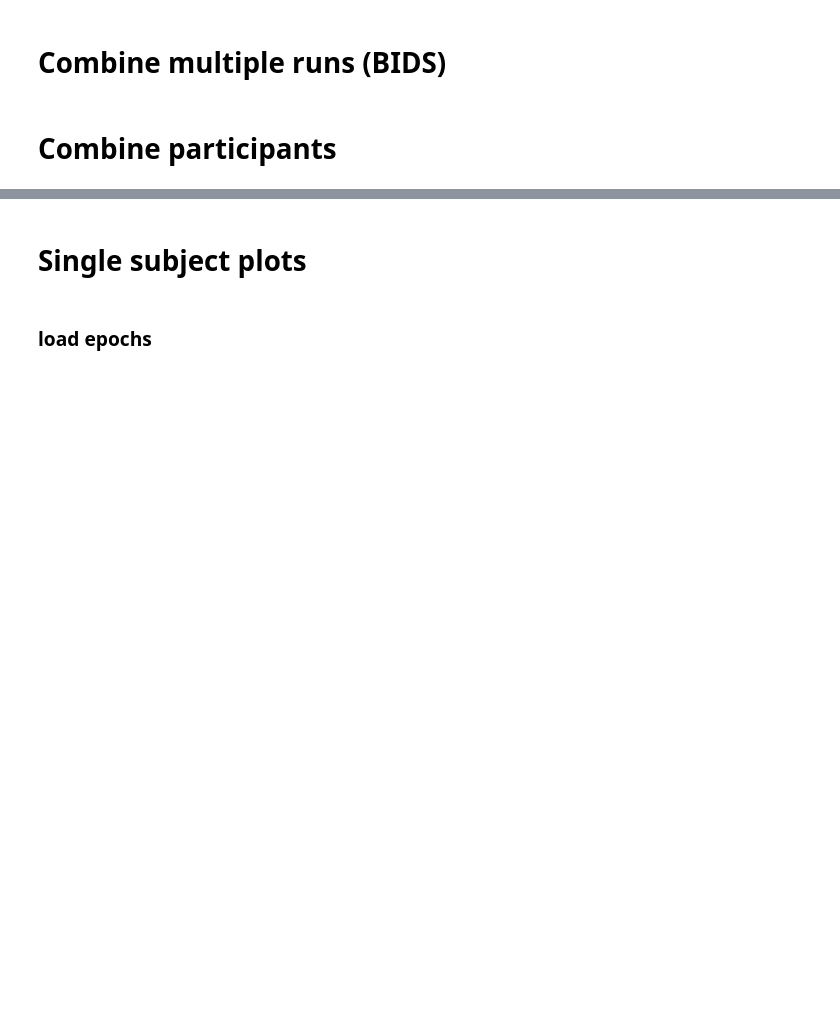
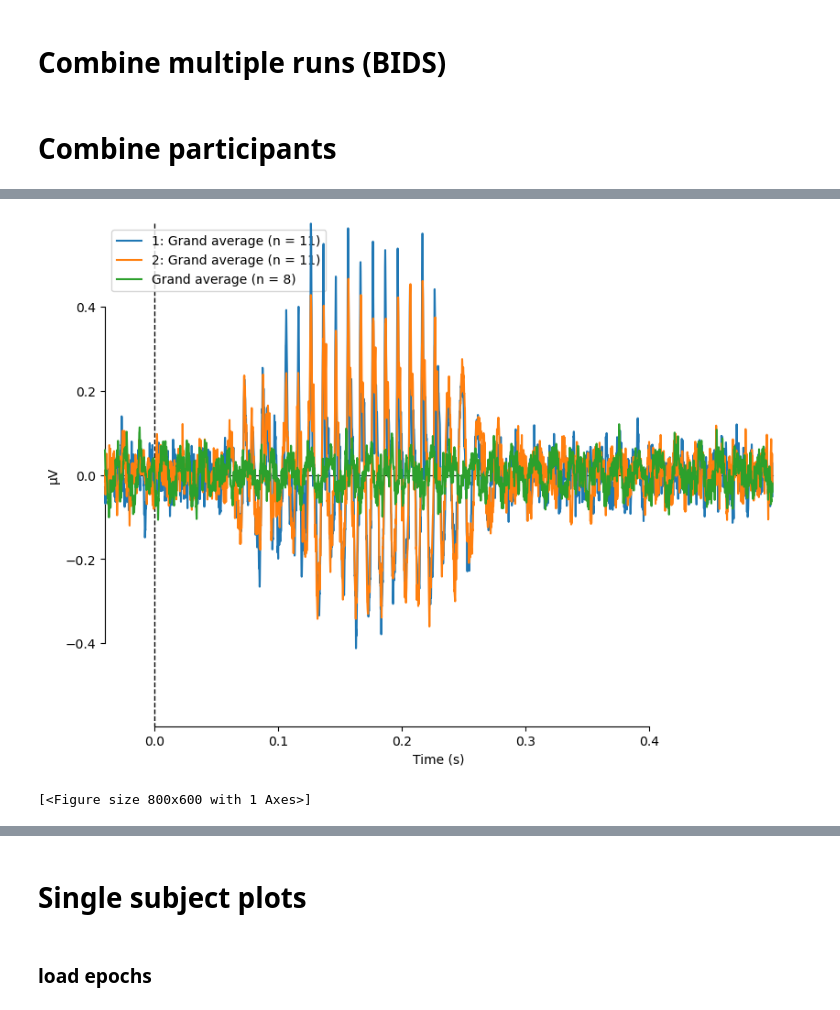
Before and after one commit to sitek/EAM1-FFR, a Jupyter notebook: ffr_processing-minimal_mne-bids.ipynb, the cells around one changed output, grey strips where cells are left out. Drawn from its saved outputs; the diff is of its cells as text; code cells hidden in the pictures; blank space fills up the shorter version.

```diff
--- a/ffr_processing-minimal_mne-bids.ipynb
+++ b/ffr_processing-minimal_mne-bids.ipynb
@@ -299,3 +424,8 @@ pas_pos_grandavg
+# %%
+mne.viz.plot_compare_evokeds([pas_pos_grandavg,pas_neg_grandavg,act_pos_grandavg])
+# %% [output]
+[figure, added]
+[<Figure size 800x600 with 1 Axes>]
 # %%
 fig, axes = plt.subplots(2, 2, figsize=(8,6), dpi=200)
 ax = axes.flatten()
```
Also changed, not shown: parts of 11 cells of this notebook.
